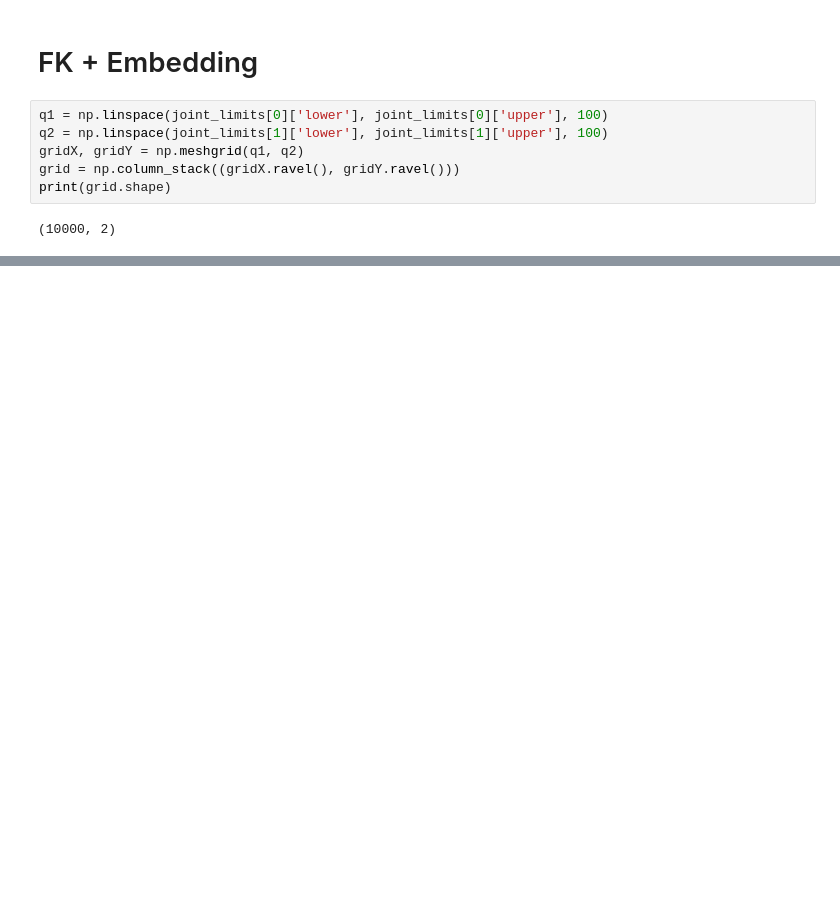
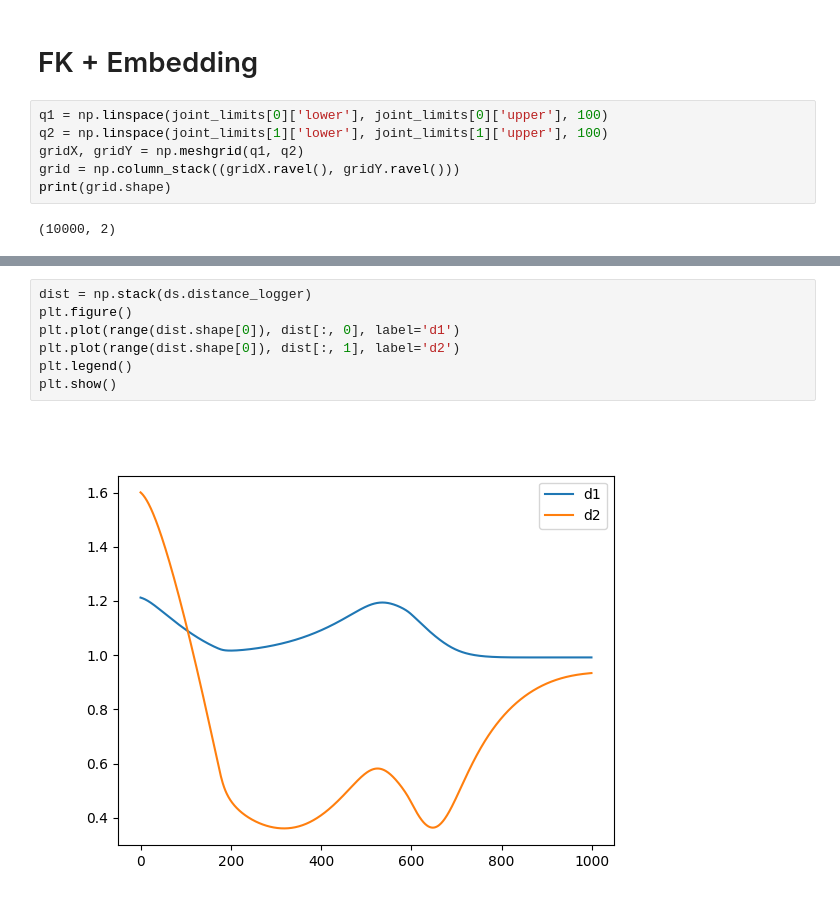
Before and after one commit to Bbosc/GDSOA, a Jupyter notebook: main.ipynb, the cells around one changed output, grey strips where cells are left out. Cells and saved outputs as stored; diff of their text form; blank space fills up the shorter version.

```diff
--- a/main.ipynb
+++ b/main.ipynb
@@ -89,0 +90,9 @@ plt.show()
+# %%
+dist = np.stack(ds.distance_logger)
+plt.figure()
+plt.plot(range(dist.shape[0]), dist[:, 0], label='d1')
+plt.plot(range(dist.shape[0]), dist[:, 1], label='d2')
+plt.legend()
+plt.show()
+# %% [output]
+[figure, added]
```
Also changed, not shown: parts of 16 cells of this notebook, 4 other files.
